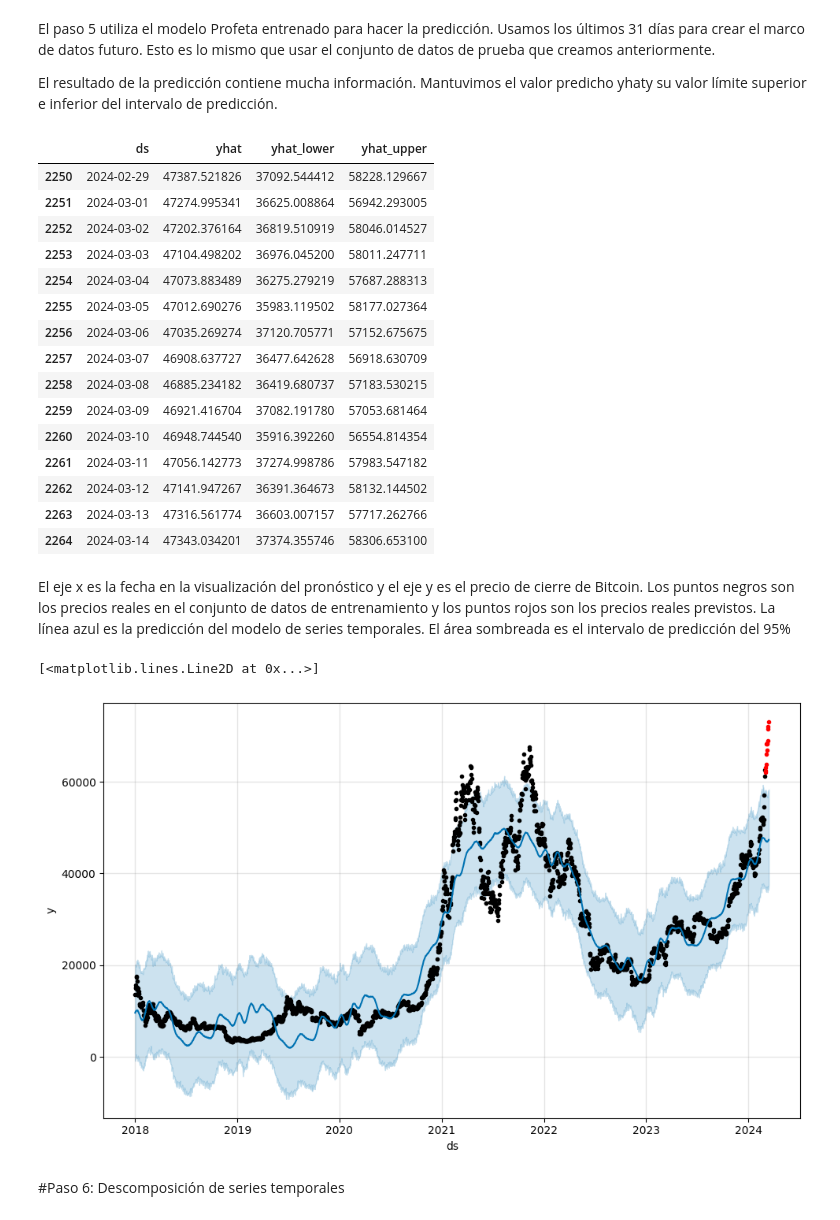
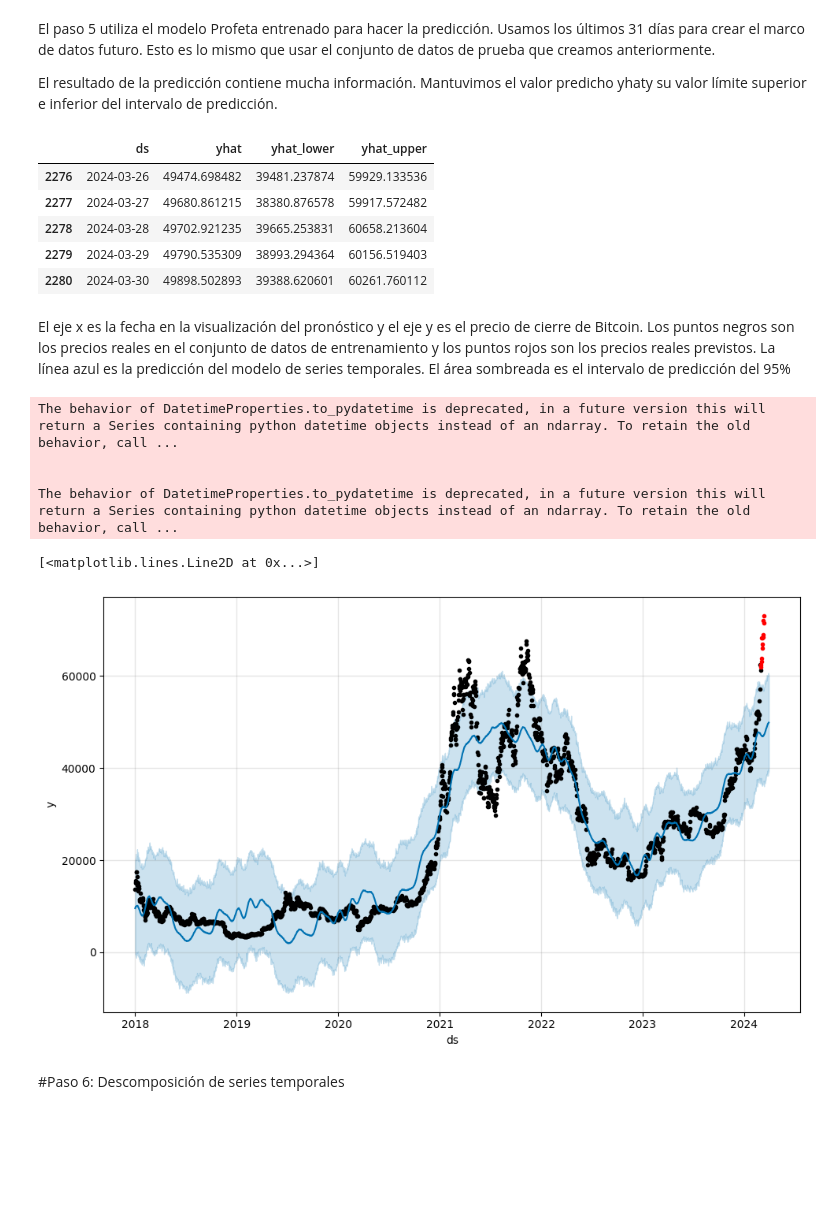
Before and after one commit to Wilsonsr/Series-de-Tiempo, a Jupyter notebook: CUADERNOS/Bitcoin_Phrophet.ipynb, the cells around one changed output. Drawn from its saved outputs; the diff is of its cells as text; code cells hidden in the pictures; blank space fills up the shorter version.

```diff
--- a/CUADERNOS/Bitcoin_Phrophet.ipynb
+++ b/CUADERNOS/Bitcoin_Phrophet.ipynb
@@ -169,30 +162,20 @@ El paso 5 utiliza el modelo Profeta entrenado para hacer la predicción. Usamos
 El resultado de la predicción contiene mucha información. Mantuvimos el valor predicho yhaty su valor límite superior e inferior del intervalo de predicción.
 # %%
 # Crear un marco de datos futuro para la predicción
-future = m.make_future_dataframe(periods=14)
+future = m.make_future_dataframe(periods=30)
 
 # Pronosticar los valores futuros del marco de datos
 forecast = m.predict(future)
 
 # Verifique los valores pronosticados y el pronóstico del límite
-forecast[['ds', 'yhat', 'yhat_lower', 'yhat_upper']].tail(15)
+forecast[['ds', 'yhat', 'yhat_lower', 'yhat_upper']].tail()
 # %% [output]
 |  | ds | yhat | yhat_lower | yhat_upper |
-| 2250 | 2024-02-29 | 47387.521826 | 37092.544412 | 58228.129667 |
-| 2251 | 2024-03-01 | 47274.995341 | 36625.008864 | 56942.293005 |
-| 2252 | 2024-03-02 | 47202.376164 | 36819.510919 | 58046.014527 |
-| 2253 | 2024-03-03 | 47104.498202 | 36976.045200 | 58011.247711 |
-| 2254 | 2024-03-04 | 47073.883489 | 36275.279219 | 57687.288313 |
-| 2255 | 2024-03-05 | 47012.690276 | 35983.119502 | 58177.027364 |
-| 2256 | 2024-03-06 | 47035.269274 | 37120.705771 | 57152.675675 |
-| 2257 | 2024-03-07 | 46908.637727 | 36477.642628 | 56918.630709 |
-| 2258 | 2024-03-08 | 46885.234182 | 36419.680737 | 57183.530215 |
-| 2259 | 2024-03-09 | 46921.416704 | 37082.191780 | 57053.681464 |
-| 2260 | 2024-03-10 | 46948.744540 | 35916.392260 | 56554.814354 |
-| 2261 | 2024-03-11 | 47056.142773 | 37274.998786 | 57983.547182 |
-| 2262 | 2024-03-12 | 47141.947267 | 36391.364673 | 58132.144502 |
-| 2263 | 2024-03-13 | 47316.561774 | 36603.007157 | 57717.262766 |
-| 2264 | 2024-03-14 | 47343.034201 | 37374.355746 | 58306.653100 |
+| 2276 | 2024-03-26 | 49474.698482 | 39481.237874 | 59929.133536 |
+| 2277 | 2024-03-27 | 49680.861215 | 38380.876578 | 59917.572482 |
+| 2278 | 2024-03-28 | 49702.921235 | 39665.253831 | 60658.213604 |
+| 2279 | 2024-03-29 | 49790.535309 | 38993.294364 | 60156.519403 |
+| 2280 | 2024-03-30 | 49898.502893 | 39388.620601 | 60261.760112 |
 # %% [markdown]
 El eje x es la fecha en la visualización del pronóstico y el eje y es el precio de cierre de Bitcoin. Los puntos negros son los precios reales en el conjunto de datos de entrenamiento y los puntos rojos son los precios reales previstos. La línea azul es la predicción del modelo de series temporales. El área sombreada es el intervalo de predicción del 95%
 # %%
@@ -201,8 +184,12 @@ fig = m.plot(forecast)
 ax = fig.gca()
 ax.plot( df_test["ds"], df_test["y"], 'r.')
 # %% [output]
-[<matplotlib.lines.Line2D at 0x...>]
+The behavior of DatetimeProperties.to_pydatetime is deprecated, in a future version this will return a Series containing python datetime objects instead of an ndarray. To retain the old behavior, call ...
+
+
+The behavior of DatetimeProperties.to_pydatetime is deprecated, in a future version this will return a Series containing python datetime objects instead of an ndarray. To retain the old behavior, call ...
+[<matplotlib.lines.Line2D at 0x...>]
-[figure, old version]
+[figure, new version]
 # %% [markdown]
 #Paso 6: Descomposición de series temporales
 # %% [markdown]
```
Also changed, not shown: parts of 11 cells of this notebook.
